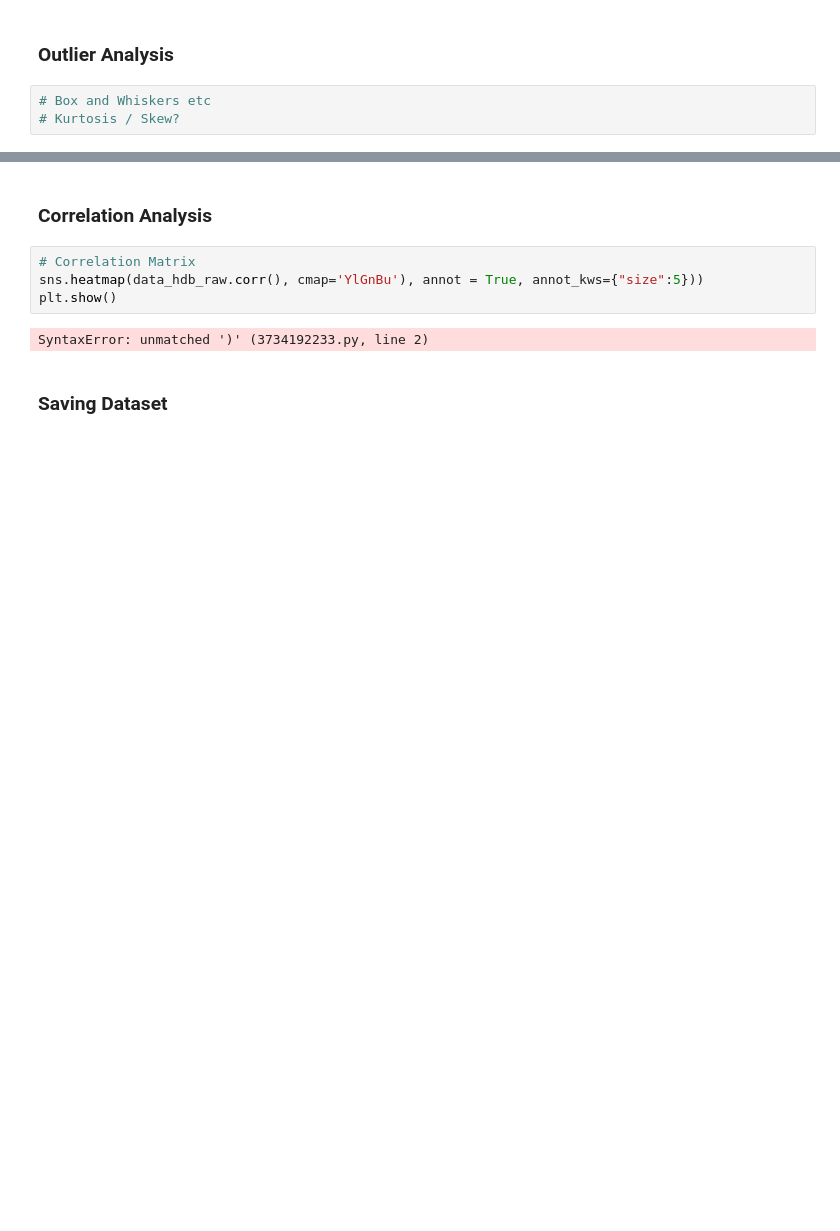
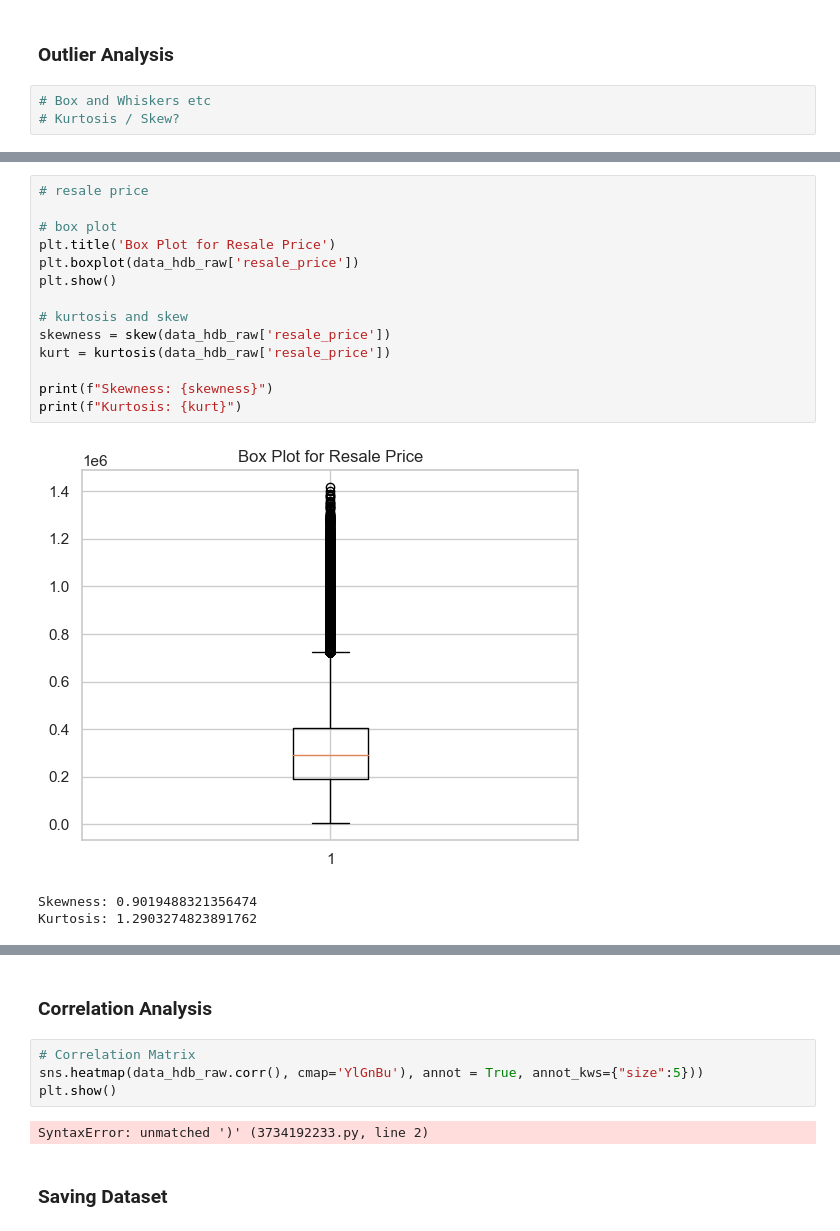
Before and after one commit to kkinmunn/is4303_hdbresale, a Jupyter notebook: eda/eda.ipynb, the cells around one changed output, grey strips where cells are left out. Drawn from its saved outputs; the diff is of its cells as text; blank space fills up the shorter version.

```diff
--- a/eda/eda.ipynb
+++ b/eda/eda.ipynb
@@ -451,0 +462,18 @@ memory usage: 121.1+ MB
+# %%
+# resale price
+
+# box plot
+plt.title('Box Plot for Resale Price')
+plt.boxplot(data_hdb_raw['resale_price'])
+plt.show()
+
+# kurtosis and skew
+skewness = skew(data_hdb_raw['resale_price'])
+kurt = kurtosis(data_hdb_raw['resale_price'])
+
+print(f"Skewness: {skewness}")
+print(f"Kurtosis: {kurt}")
+# %% [output]
+[figure, added]
+Skewness: 0.9019488321356474
+Kurtosis: 1.2903274823891762
```
Also changed, not shown: parts of 12 cells of this notebook.
